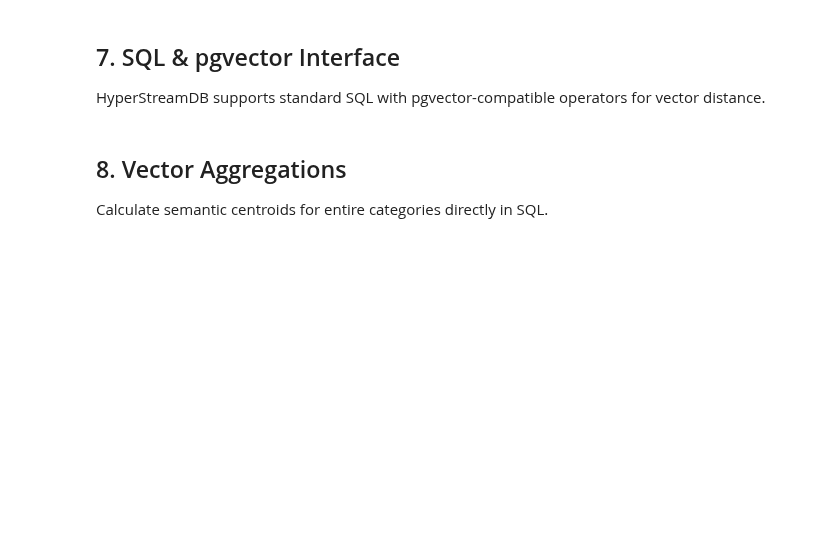
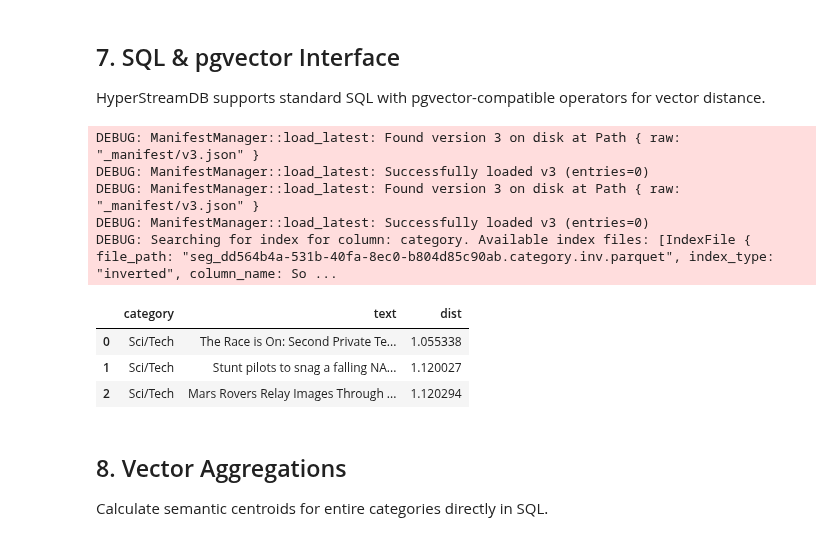
Before and after one commit to benolabsai/benostreamdb, a Jupyter notebook: demo/03_comprehensive_guide.ipynb, the cells around one changed output. Cells and saved outputs as stored; diff of their text form; code cells hidden in the pictures; blank space fills up the shorter version.

```diff
--- a/demo/03_comprehensive_guide.ipynb
+++ b/demo/03_comprehensive_guide.ipynb
@@ -115,17 +167,27 @@ display(results[["category", "text", "_distance"]])
 HyperStreamDB supports standard SQL with pgvector-compatible operators for vector distance.
 # %%
 session = hdb.Session()
-session.register_table("news", table)
+session.register("news", table)
 
 query_vec_str = str(query_vec).replace(' ', '')
 sql_df = session.sql(f"""
     SELECT category, text,
            embedding <-> '{query_vec_str}'::vector AS dist
     FROM news
     WHERE category = 'Sci/Tech'
     ORDER BY dist ASC LIMIT 3
 """)
 display(sql_df.to_pandas())
+# %% [output]
+DEBUG: ManifestManager::load_latest: Found version 3 on disk at Path { raw: "_manifest/v3.json" }
+DEBUG: ManifestManager::load_latest: Successfully loaded v3 (entries=0)
+DEBUG: ManifestManager::load_latest: Found version 3 on disk at Path { raw: "_manifest/v3.json" }
+DEBUG: ManifestManager::load_latest: Successfully loaded v3 (entries=0)
+DEBUG: Searching for index for column: category. Available index files: [IndexFile { file_path: "seg_dd564b4a-531b-40fa-8ec0-b804d85c90ab.category.inv.parquet", index_type: "inverted", column_name: So ...
+|  | category | text | dist |
+| 0 | Sci/Tech | The Race is On: Second Private Te... | 1.055338 |
+| 1 | Sci/Tech | Stunt pilots to snag a falling NA... | 1.120027 |
+| 2 | Sci/Tech | Mars Rovers Relay Images Through ... | 1.120294 |
 # %% [markdown]
 ## 8. Vector Aggregations
 
```
Also changed, not shown: parts of 16 cells of this notebook, 12 other files.
